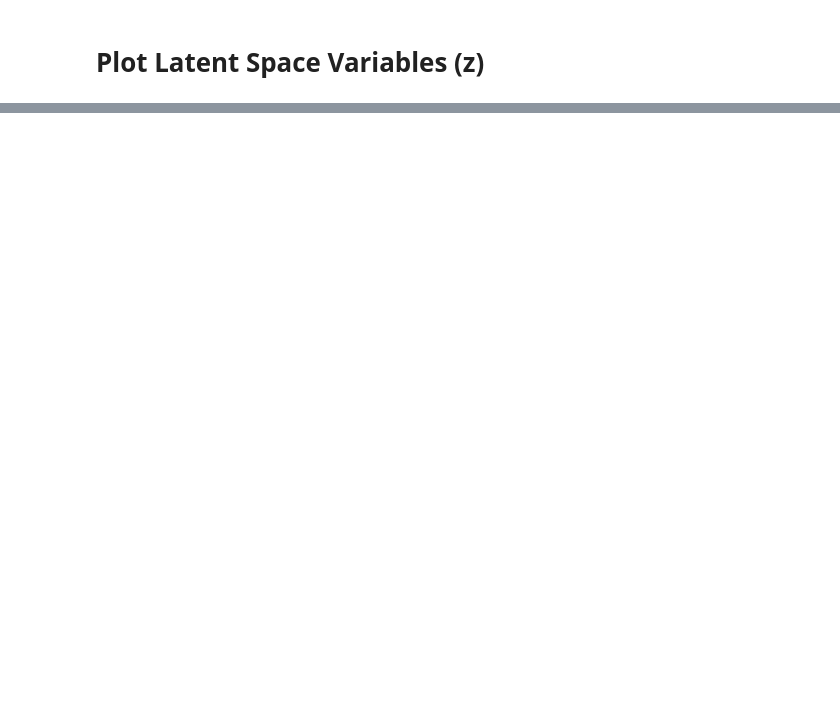
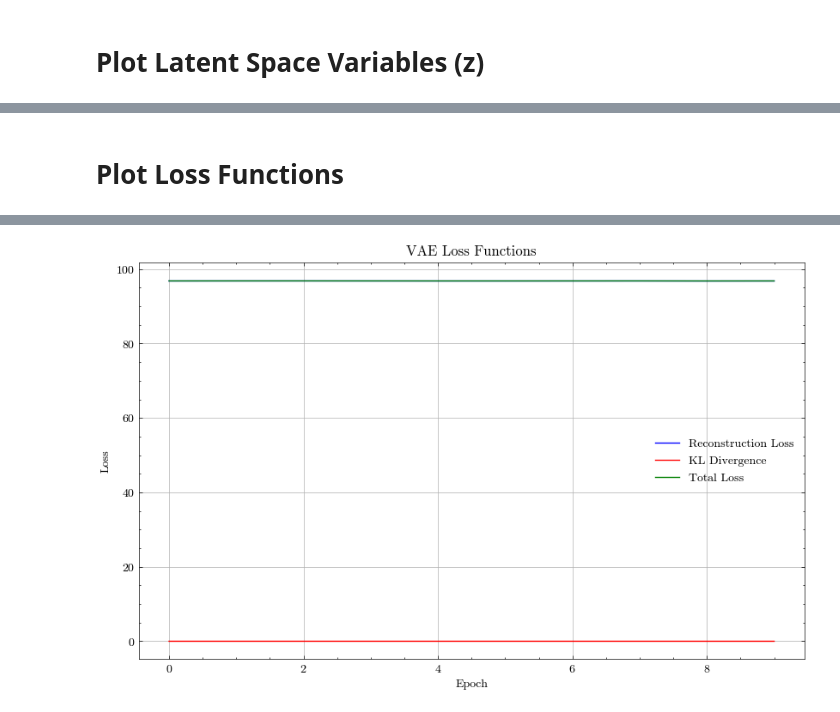
Before and after one commit to carzaga1/UnsuperDL-EEG-BSUPP, a Jupyter notebook: notebooks/03_phase2_vae.ipynb, the cells around one changed output, grey strips where cells are left out. Saved outputs shown, nothing was run; the diff lists cells and outputs as text; code cells hidden in the pictures; blank space fills up the shorter version.

```diff
--- a/notebooks/03_phase2_vae.ipynb
+++ b/notebooks/03_phase2_vae.ipynb
@@ -134,6 +161,7 @@ class Encoder(nn.Module):
         self.fc3_logvar = nn.Linear(256, latent_dim)  # Log variance of the latent variable
 
     def forward(self, x):
+        x = x.view(x.size(0), -1)  # Ensure input is flattened
         x = F.relu(self.fc1(x))
         x = F.relu(self.fc2(x))
         mu = self.fc3_mu(x)
@@ -152,6 +180,7 @@ class Decoder(nn.Module):
         self.fc3 = nn.Linear(512, output_dim)
 
     def forward(self, z):
+        z = z.view(z.size(0), -1)  # Ensure input is flattened
         z = F.relu(self.fc1(z))
         z = F.relu(self.fc2(z))
         reconstruction = torch.sigmoid(self.fc3(z))  # Sigmoid for binary outputs
@@ -214,3 +243,24 @@ model = VAE(input_dim=input_dim, latent_dim=latent_dim, output_dim=output_dim)
 optimizer = optim.Adam(model.parameters(), lr=lr)
 # %% [markdown]
 # Train
+# %%
+for epoch in range(num_epochs):
+    # Training
+    model.train()
+    for batch_idx, (data, _) in enumerate(train_loader):
+        optimizer.zero_grad()
+        recon_batch, mu, logvar, z = model(data)
+        loss = model.loss_function(recon_batch, data, mu, logvar)
+        loss.backward()
+        optimizer.step()
+
+    # Validation
+    model.eval()
+    val_loss = 0
+    with torch.no_grad():
+        for batch_idx, (data, _) in enumerate(val_loader):
+            recon_batch, mu, logvar, z = model(data)
+            val_loss += model.loss_function(recon_batch, data, mu, logvar).item()
+
+    val_loss /= len(val_loader.dataset)
+    print(f"Epoch {epoch+1}, Validation Loss: {val_loss:.4f}")
@@ -241,4 +335,4 @@ def train(model, train_loader, optimizer, num_epochs=num_epochs):
 # %%
 # Train the model
-train(model, train_loader, optimizer)
+#train(model, train_loader, optimizer)
 # %% [output]
@@ -316,0 +445,19 @@ Here is the full command invocation and its output:
+# %% [markdown]
+# Plot Loss Functions
+# %%
+# Assuming you've trained your model and stored the losses
+recon_losses, kl_losses, total_losses = train(model, train_loader, optimizer, num_epochs=10)
+
+# Plot the losses
+plt.figure(figsize=(10, 6))
+plt.plot(recon_losses, label='Reconstruction Loss', color='b')
+plt.plot(kl_losses, label='KL Divergence', color='r')
+plt.plot(total_losses, label='Total Loss', color='g')
+
+plt.title('VAE Loss Functions')
+plt.xlabel('Epoch')
+plt.ylabel('Loss')
+plt.legend()
+plt.grid(True)
+plt.show()
+# %% [output]
@@ -316,0 +474 @@ Here is the full command invocation and its output:
+[figure, added]
```
Also changed, not shown: parts of 18 cells of this notebook.
